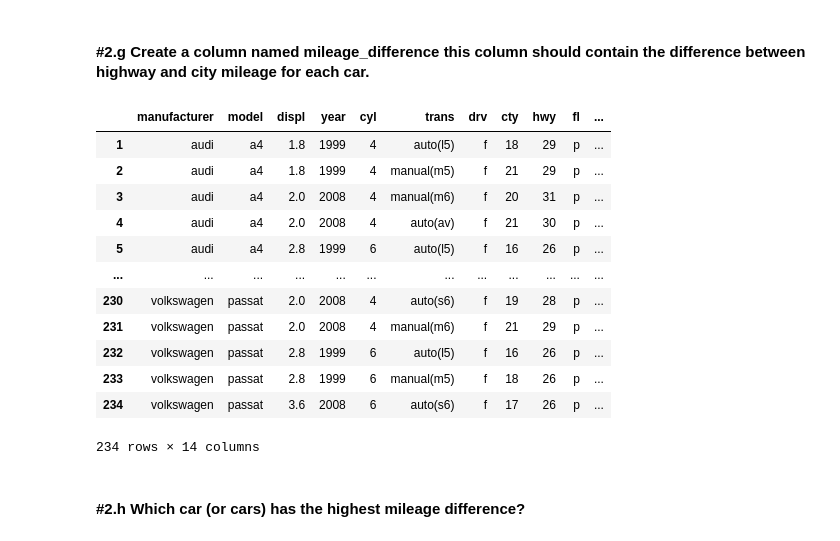
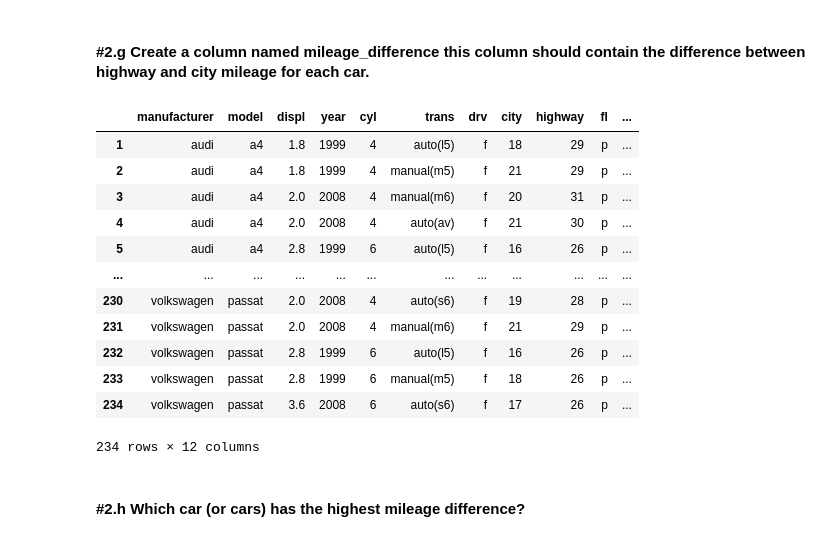
Before and after one commit to natasharivers/numpy-pandas-visualization-exercises, a Jupyter notebook: dataframe.ipynb, the cells around one changed output. Drawn from its saved outputs; the diff is of its cells as text; code cells hidden in the pictures.

```diff
--- a/dataframe.ipynb
+++ b/dataframe.ipynb
@@ -242,23 +287,23 @@ mpg.rename(columns={'hwy':'highway'})
 False
 # %% [markdown]
 #### #2.g Create a column named mileage_difference this column should contain the difference between highway and city mileage for each car.
-# %%
-mpg['mileage_difference'] = mpg['hwy'] - mpg['cty']
-mpg
-# %% [output]
-|  | manufacturer | model | displ | year | cyl | trans | drv | cty | hwy | fl | ... |
-| 1 | audi | a4 | 1.8 | 1999 | 4 | auto(l5) | f | 18 | 29 | p | ... |
-| 2 | audi | a4 | 1.8 | 1999 | 4 | manual(m5) | f | 21 | 29 | p | ... |
-| 3 | audi | a4 | 2.0 | 2008 | 4 | manual(m6) | f | 20 | 31 | p | ... |
-| 4 | audi | a4 | 2.0 | 2008 | 4 | auto(av) | f | 21 | 30 | p | ... |
-| 5 | audi | a4 | 2.8 | 1999 | 6 | auto(l5) | f | 16 | 26 | p | ... |
-| ... | ... | ... | ... | ... | ... | ... | ... | ... | ... | ... | ... |
-| 230 | volkswagen | passat | 2.0 | 2008 | 4 | auto(s6) | f | 19 | 28 | p | ... |
-| 231 | volkswagen | passat | 2.0 | 2008 | 4 | manual(m6) | f | 21 | 29 | p | ... |
-| 232 | volkswagen | passat | 2.8 | 1999 | 6 | auto(l5) | f | 16 | 26 | p | ... |
-| 233 | volkswagen | passat | 2.8 | 1999 | 6 | manual(m5) | f | 18 | 26 | p | ... |
-| 234 | volkswagen | passat | 3.6 | 2008 | 6 | auto(s6) | f | 17 | 26 | p | ... |
-234 rows × 14 columns
+# %%
+mpg_df['mileage_difference'] = mpg_df['highway'] - mpg_df['city']
+mpg_df
+# %% [output]
+|  | manufacturer | model | displ | year | cyl | trans | drv | city | highway | fl | ... |
+| 1 | audi | a4 | 1.8 | 1999 | 4 | auto(l5) | f | 18 | 29 | p | ... |
+| 2 | audi | a4 | 1.8 | 1999 | 4 | manual(m5) | f | 21 | 29 | p | ... |
+| 3 | audi | a4 | 2.0 | 2008 | 4 | manual(m6) | f | 20 | 31 | p | ... |
+| 4 | audi | a4 | 2.0 | 2008 | 4 | auto(av) | f | 21 | 30 | p | ... |
+| 5 | audi | a4 | 2.8 | 1999 | 6 | auto(l5) | f | 16 | 26 | p | ... |
+| ... | ... | ... | ... | ... | ... | ... | ... | ... | ... | ... | ... |
+| 230 | volkswagen | passat | 2.0 | 2008 | 4 | auto(s6) | f | 19 | 28 | p | ... |
+| 231 | volkswagen | passat | 2.0 | 2008 | 4 | manual(m6) | f | 21 | 29 | p | ... |
+| 232 | volkswagen | passat | 2.8 | 1999 | 6 | auto(l5) | f | 16 | 26 | p | ... |
+| 233 | volkswagen | passat | 2.8 | 1999 | 6 | manual(m5) | f | 18 | 26 | p | ... |
+| 234 | volkswagen | passat | 3.6 | 2008 | 6 | auto(s6) | f | 17 | 26 | p | ... |
+234 rows × 12 columns
 # %% [markdown]
 #### #2.h Which car (or cars) has the highest mileage difference?
 # %%
```
Also changed, not shown: parts of 35 cells of this notebook, 1 other file.
